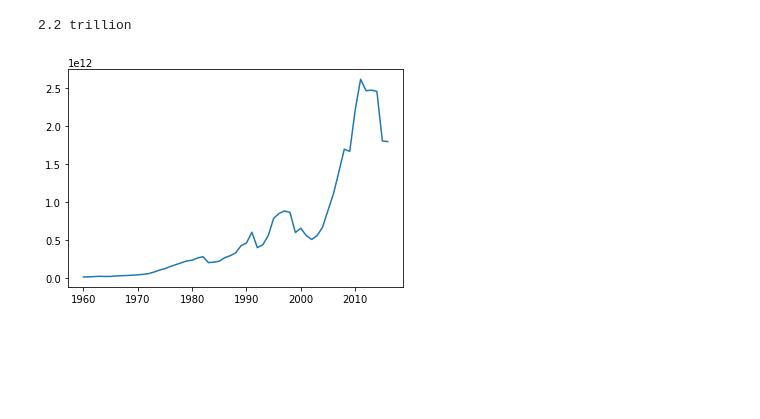
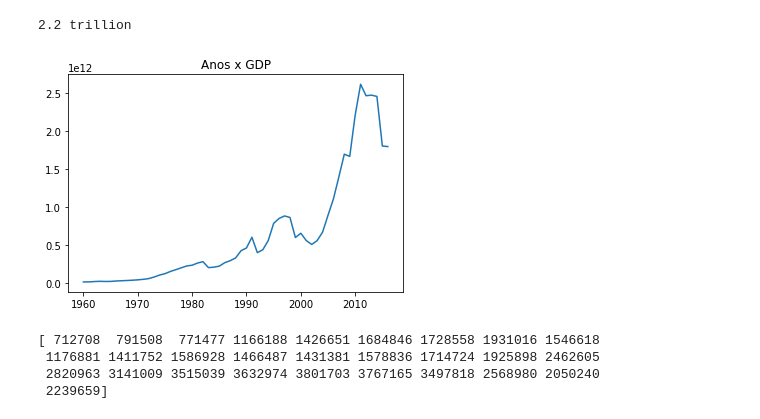
Before and after one commit to allandcnarciso/Sell-Cars-GPD-Regression-, a Jupyter notebook: analysis.ipynb, the cells around one changed output. Saved outputs shown, nothing was run; the diff lists cells and outputs as text; code cells hidden in the pictures; blank space fills up the shorter version.

Commit message:
A lot of plots

```diff
--- a/analysis.ipynb
+++ b/analysis.ipynb
@@ -28,9 +28,20 @@ print(hm.intword(gpd_values[50]))
 2.2 trillion
 # %%
 plt.plot(gpd_years,gpd_values)
+plt.title('Anos x GDP')
 xlegend = np.arange(min(gpd_years.astype(int)),max(gpd_years.astype(int)),10)
 plt.xticks(xlegend,(xlegend))
 #plt.ylim()
 plt.show()
 # %% [output]
-[figure, old version]
+[figure, new version]
+# %%
+column_names = np.arange(1990,2018,1)
+carframe = pd.read_csv("datasets/car.csv",header=None,  names = column_names)
+car_amount=carframe.values[0]
+print(car_amount)
+# %% [output]
+[ 712708  791508  771477 1166188 1426651 1684846 1728558 1931016 1546618
+ 1176881 1411752 1586928 1466487 1431381 1578836 1714724 1925898 2462605
+ 2820963 3141009 3515039 3632974 3801703 3767165 3497818 2568980 2050240
+ 2239659]
```
Also changed, not shown: parts of 5 cells of this notebook, 1 other file.
